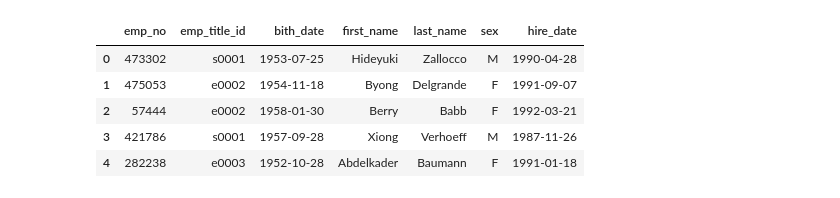
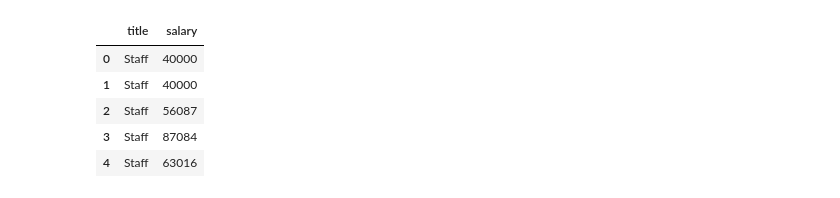
Before and after one commit to arerickson28/sql-challenge, a Jupyter notebook: Employee_SQL/SQL_challenge_bonus.ipynb, the cells around one changed output. Cells and saved outputs as stored; diff of their text form; code cells hidden in the pictures.

```diff
--- a/Employee_SQL/SQL_challenge_bonus.ipynb
+++ b/Employee_SQL/SQL_challenge_bonus.ipynb
@@ -32,0 +41,6 @@ class Titles(Base) :
+# %%
+titles = pd.read_sql('select * from titles', connection)
+# %%
+emp_sal = employees.merge(salaries, on = "emp_no")
+# %%
+emp_sal_title = emp_sal.merge(titles, left_on = "emp_title_id", right_on = "title_id")
@@ -58,9 +60,11 @@ During handling of the above exception, another exception occurred:
+# %%
+sal_title = emp_sal_title [["title", "salary"]]
 # %%
-data.head()
+sal_title.head()
 # %% [output]
-|  | emp_no | emp_title_id | bith_date | first_name | last_name | sex | hire_date |
-| 0 | 473302 | s0001 | 1953-07-25 | Hideyuki | Zallocco | M | 1990-04-28 |
-| 1 | 475053 | e0002 | 1954-11-18 | Byong | Delgrande | F | 1991-09-07 |
-| 2 | 57444 | e0002 | 1958-01-30 | Berry | Babb | F | 1992-03-21 |
-| 3 | 421786 | s0001 | 1957-09-28 | Xiong | Verhoeff | M | 1987-11-26 |
-| 4 | 282238 | e0003 | 1952-10-28 | Abdelkader | Baumann | F | 1991-01-18 |
+|  | title | salary |
+| 0 | Staff | 40000 |
+| 1 | Staff | 40000 |
+| 2 | Staff | 56087 |
+| 3 | Staff | 87084 |
+| 4 | Staff | 63016 |
```
Also changed, not shown: parts of 10 cells of this notebook, 3 other files.
